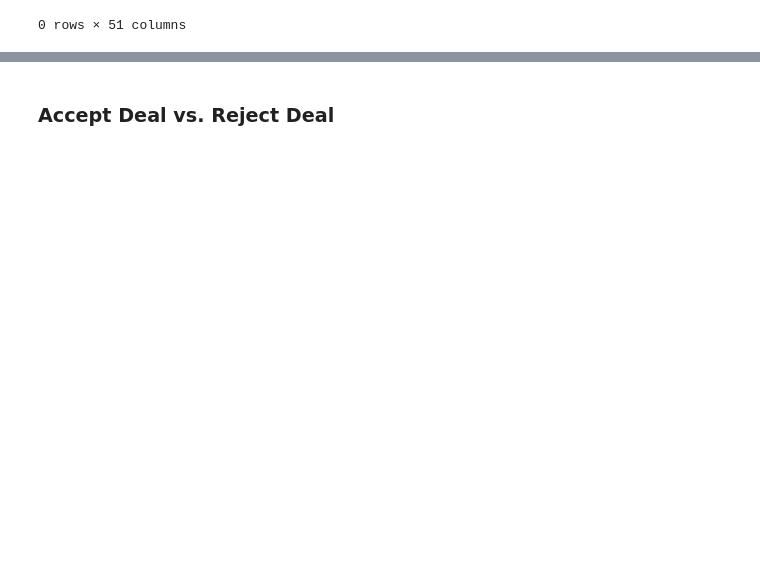
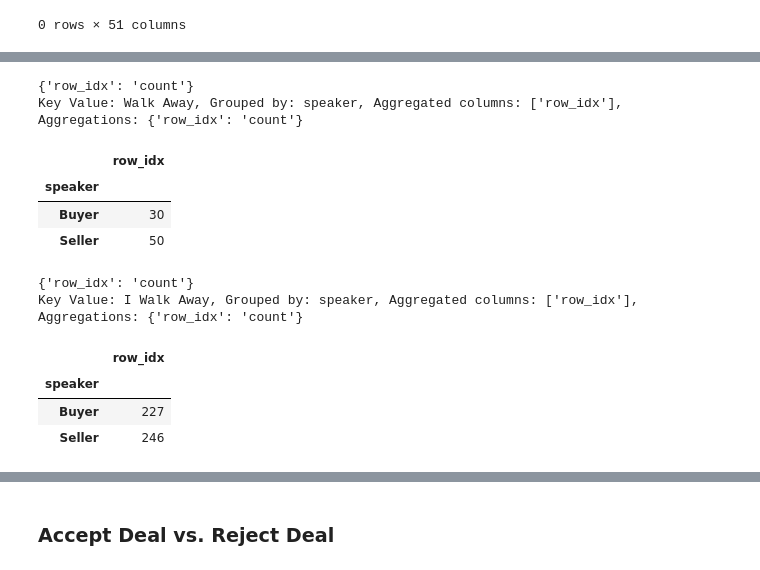
Before and after one commit to mishkin101/ConvoKit_Disputes, a Jupyter notebook: src/data_preprocessing.ipynb, the cells around one changed output, grey strips where cells are left out. Drawn from its saved outputs; the diff is of its cells as text; code cells hidden in the pictures; blank space fills up the shorter version.

```diff
--- a/src/data_preprocessing.ipynb
+++ b/src/data_preprocessing.ipynb
@@ -236,0 +275,16 @@ AttributeError: 'DataPreprocesser' object has no attribute 'gettMatchedUtterance
+# %%
+display(data_preprocessor.groupbyMatchUttStat('Walk Away', 'speaker', ['row_idx'], ['count']))
+display(data_preprocessor.groupbyMatchUttStat('I Walk Away', 'speaker', ['row_idx'], ['count']))
+# %% [output]
+{'row_idx': 'count'}
+Key Value: Walk Away, Grouped by: speaker, Aggregated columns: ['row_idx'], Aggregations: {'row_idx': 'count'}
+|  | row_idx |
+| speaker |  |
+| Buyer | 30 |
+| Seller | 50 |
+{'row_idx': 'count'}
+Key Value: I Walk Away, Grouped by: speaker, Aggregated columns: ['row_idx'], Aggregations: {'row_idx': 'count'}
+|  | row_idx |
+| speaker |  |
+| Buyer | 227 |
+| Seller | 246 |
```
Also changed, not shown: parts of 15 cells of this notebook, 1 other file.
